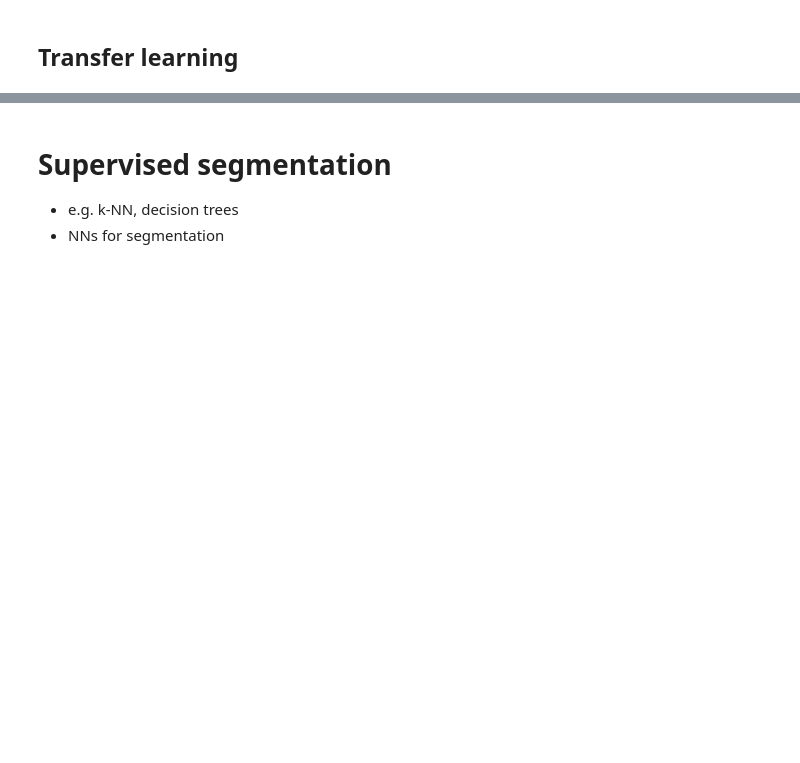
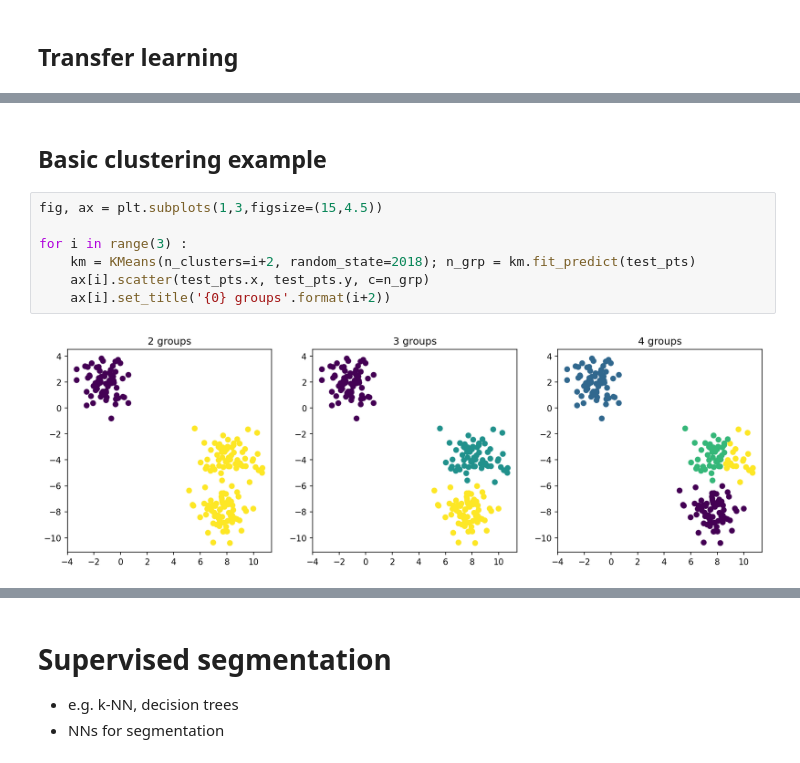
Before and after one commit to ImagingLectures/MLSegmentation4NI, a Jupyter notebook: lecture/_build/jupyter_execute/ML4NeutronImageSegmentation.ipynb, the cells around one changed output, grey strips where cells are left out. Saved outputs shown, nothing was run; the diff lists cells and outputs as text; blank space fills up the shorter version.

```diff
--- a/lecture/_build/jupyter_execute/ML4NeutronImageSegmentation.ipynb
+++ b/lecture/_build/jupyter_execute/ML4NeutronImageSegmentation.ipynb
@@ -193,0 +229,11 @@ Intro
+# %% [markdown]
+## Basic clustering example
+# %%
+fig, ax = plt.subplots(1,3,figsize=(15,4.5))
+
+for i in range(3) :
+    km = KMeans(n_clusters=i+2, random_state=2018); n_grp = km.fit_predict(test_pts)
+    ax[i].scatter(test_pts.x, test_pts.y, c=n_grp)
+    ax[i].set_title('{0} groups'.format(i+2))
+# %% [output]
+[figure, added]
```
Also changed, not shown: parts of 24 cells of this notebook, 38 other files.
